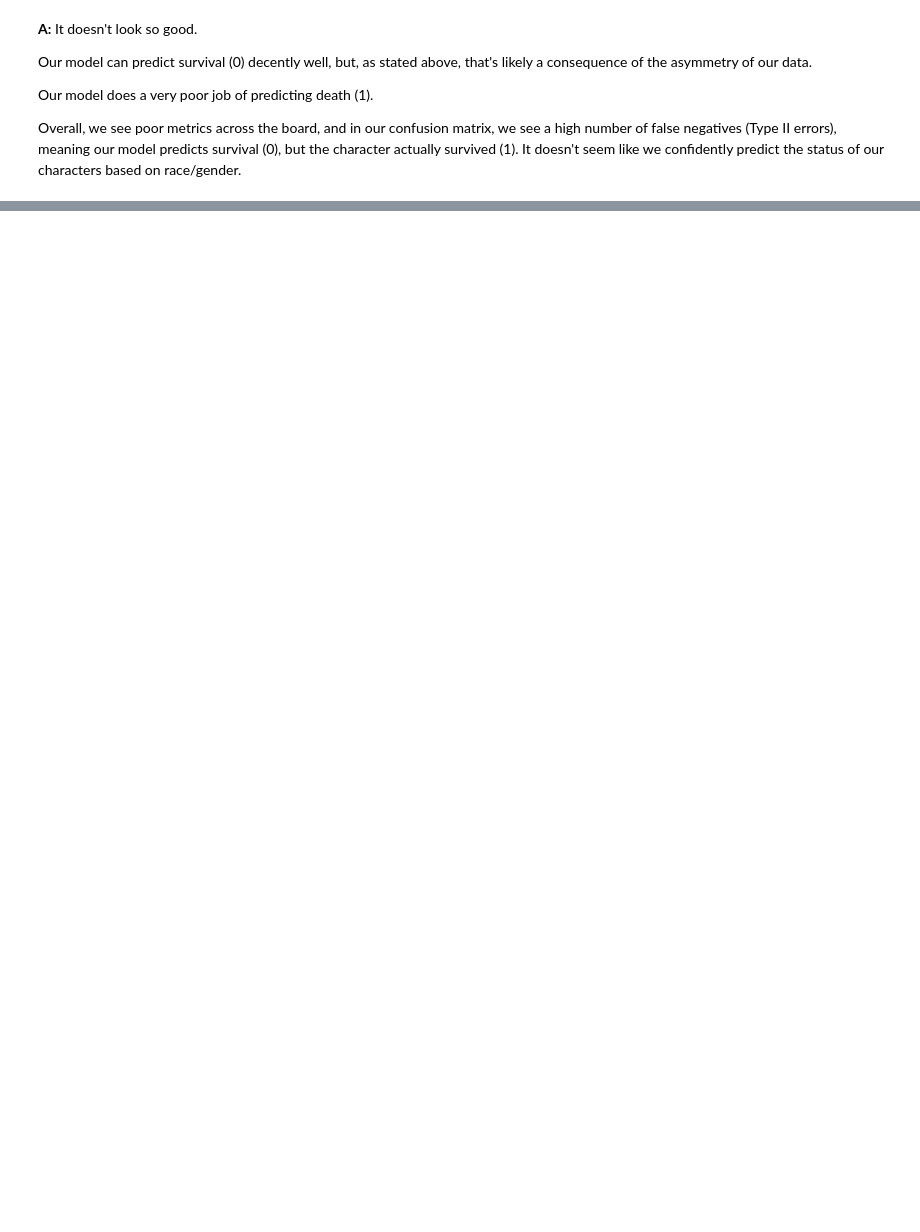
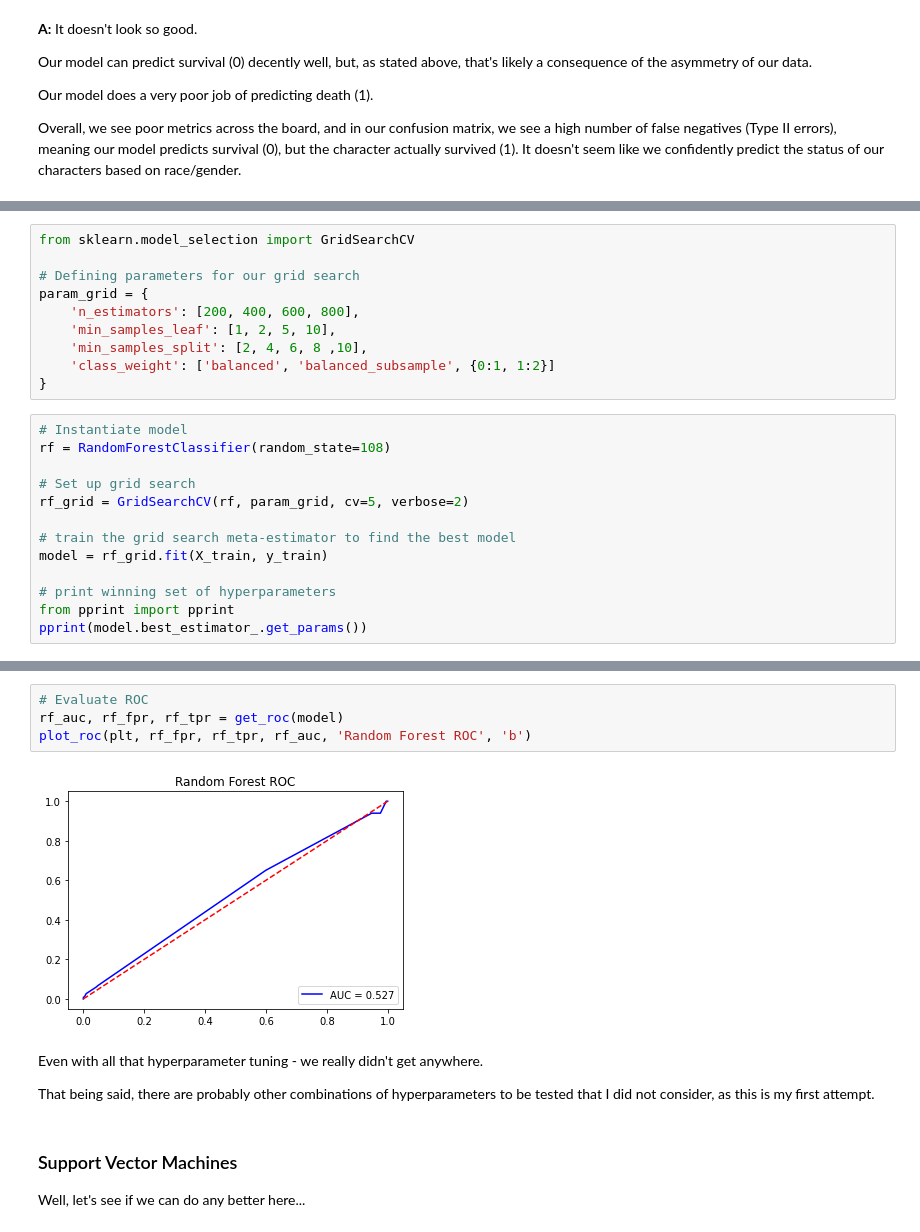
Before and after one commit to kristinamb15/horror-project, a Jupyter notebook: notebooks/a_and_v.ipynb, the cells around one changed output, grey strips where cells are left out. Saved outputs shown, nothing was run; the diff lists cells and outputs as text; blank space fills up the shorter version.

```diff
--- a/notebooks/a_and_v.ipynb
+++ b/notebooks/a_and_v.ipynb
@@ -379,0 +527,23 @@ Overall, we see poor metrics across the board, and in our confusion matrix, we s
+# %%
+from sklearn.model_selection import GridSearchCV
+
+# Defining parameters for our grid search
+param_grid = {
+    'n_estimators': [200, 400, 600, 800],
+    'min_samples_leaf': [1, 2, 5, 10],
+    'min_samples_split': [2, 4, 6, 8 ,10],
+    'class_weight': ['balanced', 'balanced_subsample', {0:1, 1:2}]
+}
+# %%
+# Instantiate model
+rf = RandomForestClassifier(random_state=108)
+
+# Set up grid search
+rf_grid = GridSearchCV(rf, param_grid, cv=5, verbose=2)
+
+# train the grid search meta-estimator to find the best model
+model = rf_grid.fit(X_train, y_train)
+
+# print winning set of hyperparameters
+from pprint import pprint
+pprint(model.best_estimator_.get_params())
@@ -379,0 +586,14 @@ Overall, we see poor metrics across the board, and in our confusion matrix, we s
+# %%
+# Evaluate ROC
+rf_auc, rf_fpr, rf_tpr = get_roc(model)
+plot_roc(plt, rf_fpr, rf_tpr, rf_auc, 'Random Forest ROC', 'b')
+# %% [output]
+[figure, added]
+# %% [markdown]
+Even with all that hyperparameter tuning - we really didn't get anywhere.
+
+That being said, there are probably other combinations of hyperparameters to be tested that I did not consider, as this is my first attempt.
+# %% [markdown]
+### Support Vector Machines
+
+Well, let's see if we can do any better here...
```
Also changed, not shown: parts of 34 cells of this notebook, 1 other file.
